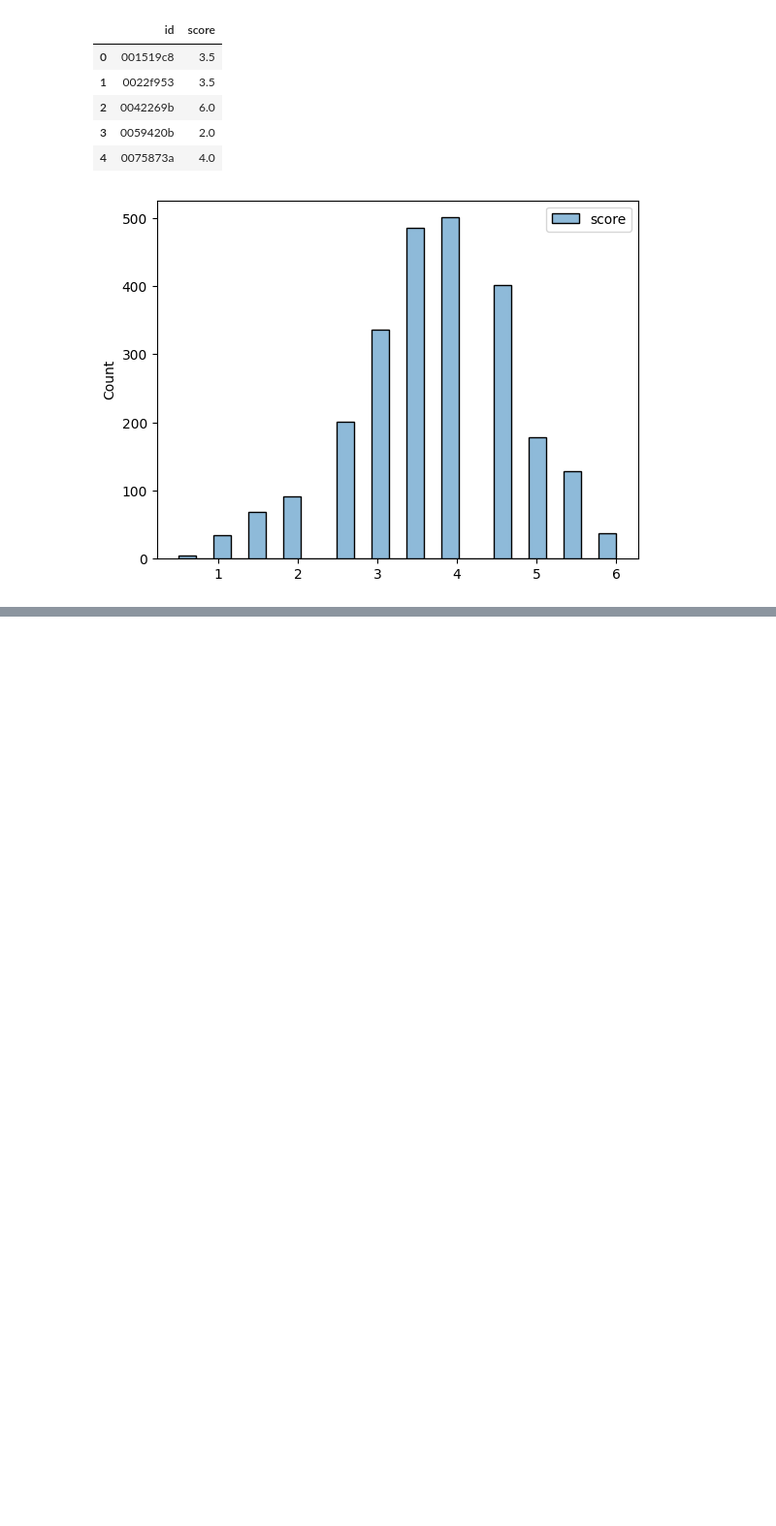
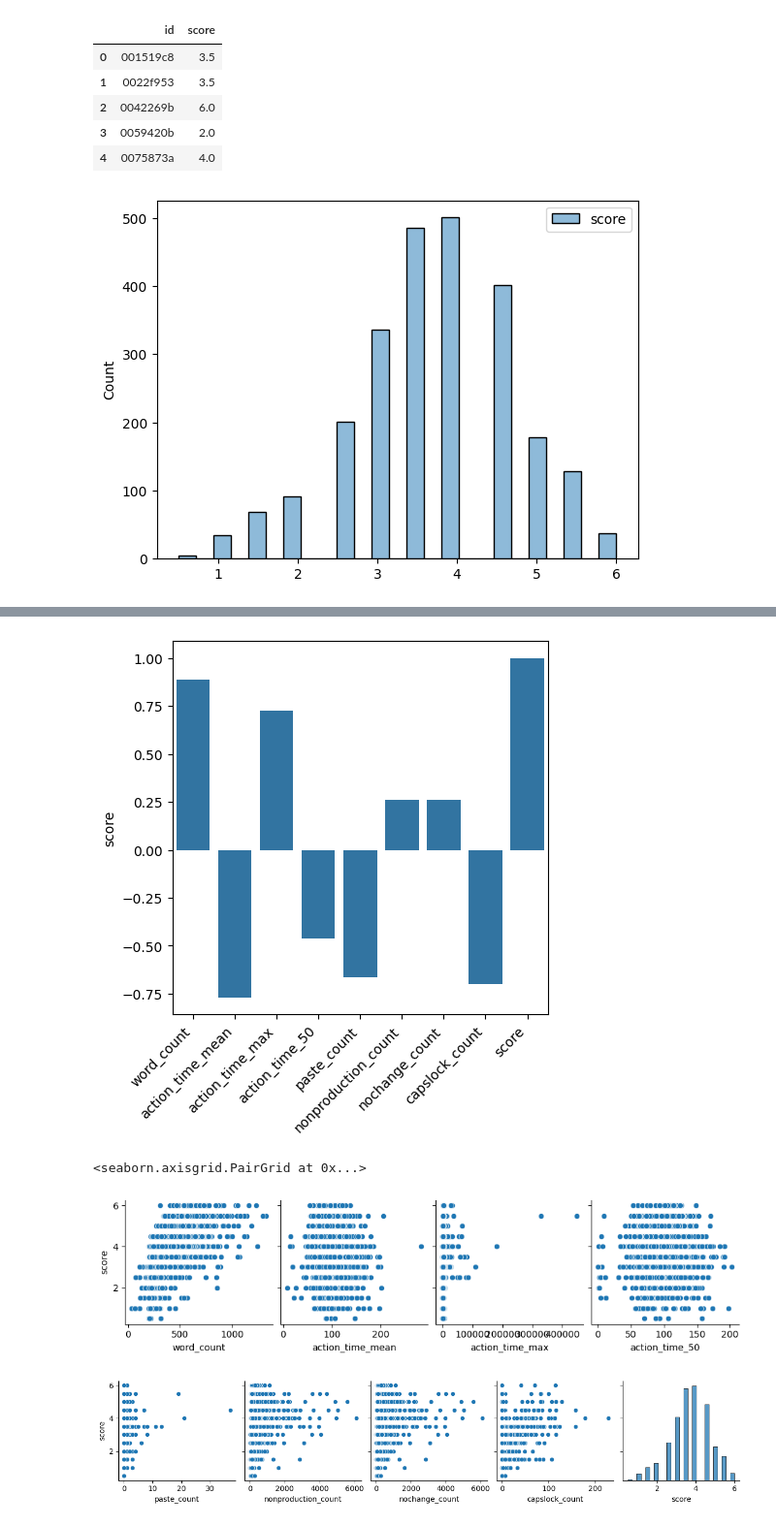
Before and after one commit to nacho692/kaggle, a Jupyter notebook: linking-writing-processes-to-writing-quality/exploration.ipynb, the cells around one changed output, grey strips where cells are left out. Shown: that part at 97% size. Drawn from its saved outputs; the diff is of its cells as text; code cells hidden in the pictures; blank space fills up the shorter version.

```diff
--- a/linking-writing-processes-to-writing-quality/exploration.ipynb
+++ b/linking-writing-processes-to-writing-quality/exploration.ipynb
@@ -50,0 +104,13 @@ sns.pairplot(last_eventsf)
+# %%
+summarization_df = trainf.groupby('id').agg(
+    word_count=('word_count', 'max'),
+    action_time_mean=('action_time', 'mean'),
+    action_time_max=('action_time', 'max'),
+    action_time_50=('action_time', 'median'),
+    paste_count=('activity', lambda x: np.count_nonzero(x == 'Paste')),
+    nonproduction_count=('activity', lambda x: np.count_nonzero(x == 'Nonproduction')),
+    nochange_count=('text_change', lambda x: np.count_nonzero(x == 'NoChange')),
+    capslock_count=('down_event', lambda x: np.count_nonzero(x == 'CapsLock')),
+).reset_index()
+summarization_df = pd.merge(summarization_df, testf, on = 'id')
+summarization_df.head()
@@ -50,0 +124,15 @@ sns.pairplot(last_eventsf)
+# %%
+no_id_summarization_df = summarization_df.head().drop(['id'], axis=1)
+corr = no_id_summarization_df.corr()
+f, ax = plt.subplots(figsize=(5, 5))
+chart = sns.barplot(corr['score'], ax=ax)
+ax.set_xticklabels(chart.get_xticklabels(), rotation=45, horizontalalignment='right')
+plt.show()
+
+sns.pairplot(summarization_df, y_vars=['score'], x_vars=no_id_summarization_df.columns[:len(no_id_summarization_df.columns)//2])
+sns.pairplot(summarization_df, y_vars=['score'], x_vars=no_id_summarization_df.columns[len(no_id_summarization_df.columns)//2:])
+# %% [output]
+[figure, added]
+<seaborn.axisgrid.PairGrid at 0x...>
+[figure, added]
+[figure, added]
```
Also changed, not shown: parts of 4 cells of this notebook.
